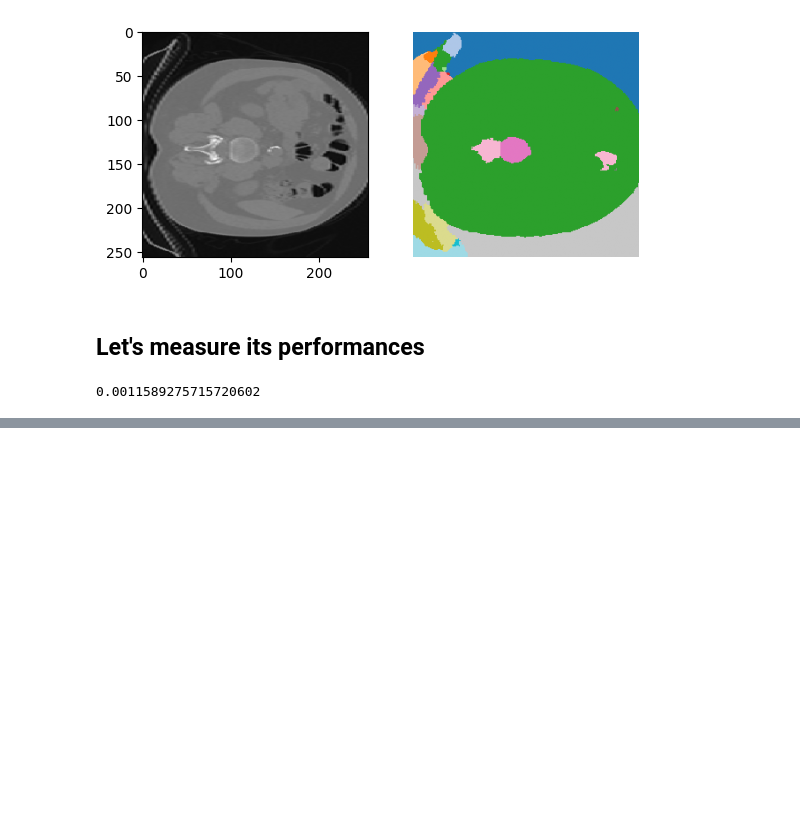
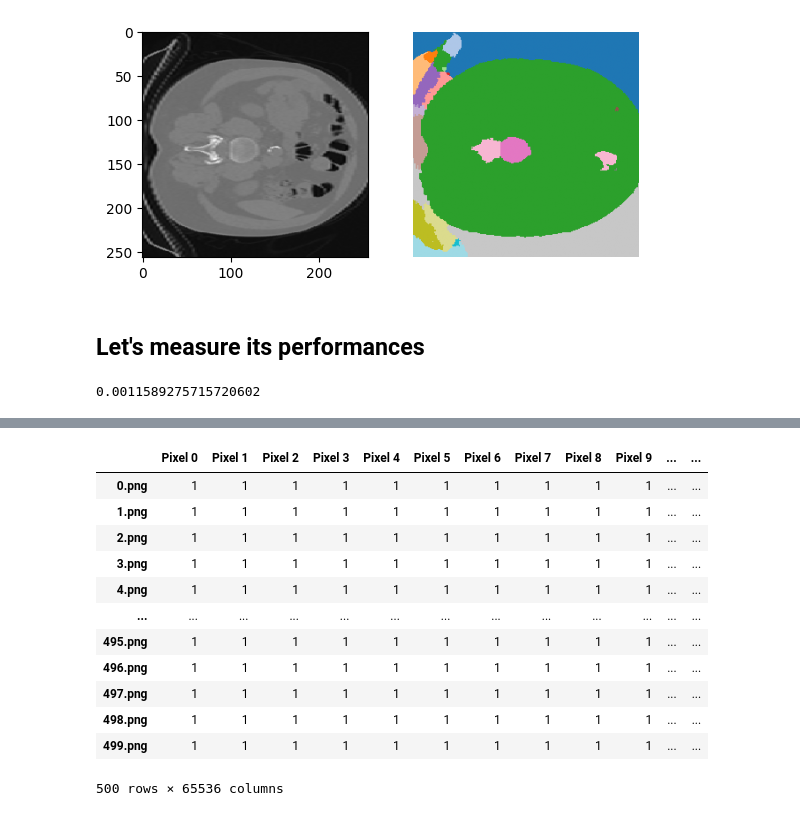
Before and after one commit to MauroAbidalCarrer/raidium_challenge, a Jupyter notebook: example.ipynb, the cells around one changed output, grey strips where cells are left out. Cells and saved outputs as stored; diff of their text form; code cells hidden in the pictures; blank space fills up the shorter version.

```diff
--- a/example.ipynb
+++ b/example.ipynb
@@ -181,0 +249,18 @@ dice_pandas(labels_val, labels_val_predicted_baseline)
+# %%
+test_preds.columns = [f"Pixel {idx}" for idx in range(test_preds.shape[1])]
+test_preds.index = [f"{idx}.png" for idx in range(test_preds.shape[0])]
+test_preds
+# %% [output]
+|  | Pixel 0 | Pixel 1 | Pixel 2 | Pixel 3 | Pixel 4 | Pixel 5 | Pixel 6 | Pixel 7 | Pixel 8 | Pixel 9 | ... | ... |
+| 0.png | 1 | 1 | 1 | 1 | 1 | 1 | 1 | 1 | 1 | 1 | ... | ... |
+| 1.png | 1 | 1 | 1 | 1 | 1 | 1 | 1 | 1 | 1 | 1 | ... | ... |
+| 2.png | 1 | 1 | 1 | 1 | 1 | 1 | 1 | 1 | 1 | 1 | ... | ... |
+| 3.png | 1 | 1 | 1 | 1 | 1 | 1 | 1 | 1 | 1 | 1 | ... | ... |
+| 4.png | 1 | 1 | 1 | 1 | 1 | 1 | 1 | 1 | 1 | 1 | ... | ... |
+| ... | ... | ... | ... | ... | ... | ... | ... | ... | ... | ... | ... | ... |
+| 495.png | 1 | 1 | 1 | 1 | 1 | 1 | 1 | 1 | 1 | 1 | ... | ... |
+| 496.png | 1 | 1 | 1 | 1 | 1 | 1 | 1 | 1 | 1 | 1 | ... | ... |
+| 497.png | 1 | 1 | 1 | 1 | 1 | 1 | 1 | 1 | 1 | 1 | ... | ... |
+| 498.png | 1 | 1 | 1 | 1 | 1 | 1 | 1 | 1 | 1 | 1 | ... | ... |
+| 499.png | 1 | 1 | 1 | 1 | 1 | 1 | 1 | 1 | 1 | 1 | ... | ... |
+500 rows × 65536 columns
```
Also changed, not shown: parts of 10 cells of this notebook.
